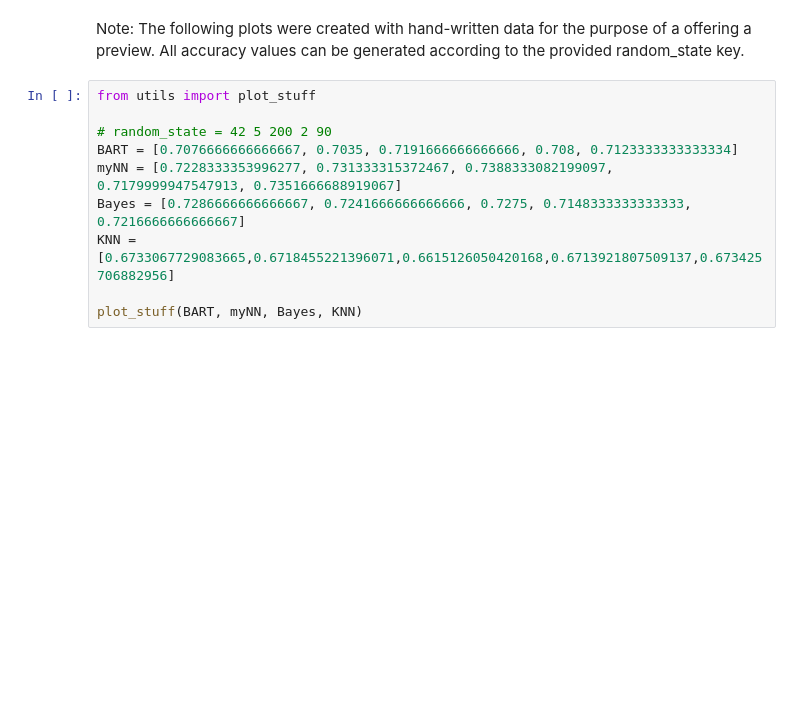
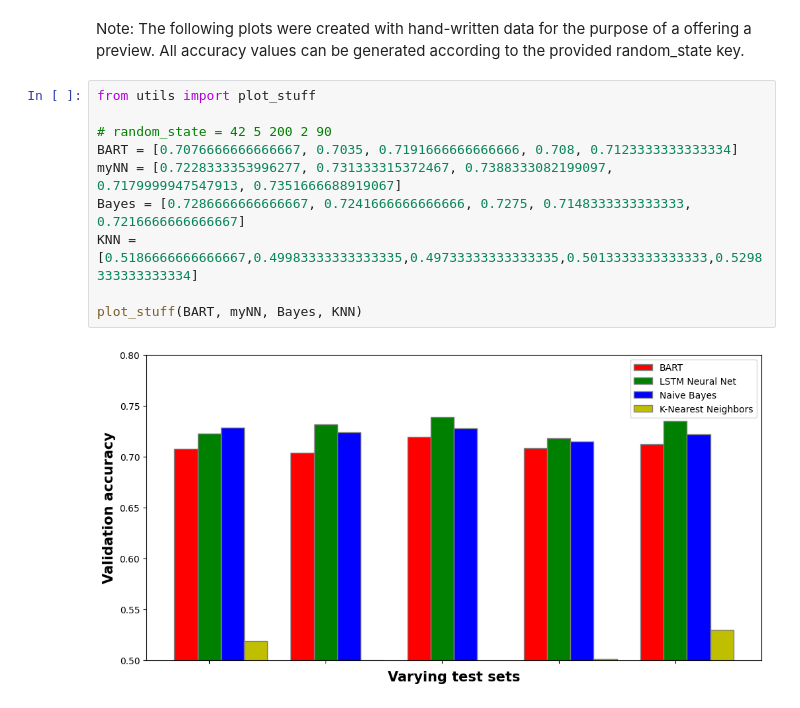
Before and after one commit to JoanaFonsec/NLP_sentiment_analysis, a Jupyter notebook: sentiment_analysis.ipynb, the cells around one changed output. Cells and saved outputs as stored; diff of their text form; blank space fills up the shorter version.

```diff
--- a/sentiment_analysis.ipynb
+++ b/sentiment_analysis.ipynb
@@ -31,10 +37,12 @@ All accuracy values can be generated according to the provided random_state key.
 # %%
 from utils import plot_stuff
 
 # random_state = 42 5 200 2 90
 BART = [0.7076666666666667, 0.7035, 0.7191666666666666, 0.708, 0.7123333333333334]
 myNN = [0.7228333353996277, 0.731333315372467, 0.7388333082199097, 0.7179999947547913, 0.7351666688919067]
 Bayes = [0.7286666666666667, 0.7241666666666666, 0.7275, 0.7148333333333333, 0.7216666666666667]
-KNN = [0.6733067729083665,0.6718455221396071,0.6615126050420168,0.6713921807509137,0.673425706882956]
+KNN = [0.5186666666666667,0.49983333333333335,0.49733333333333335,0.5013333333333333,0.5298333333333334]
 
 plot_stuff(BART, myNN, Bayes, KNN)
+# %% [output]
+[figure, added]
```
Also changed, not shown: parts of 3 cells of this notebook, 4 other files.
